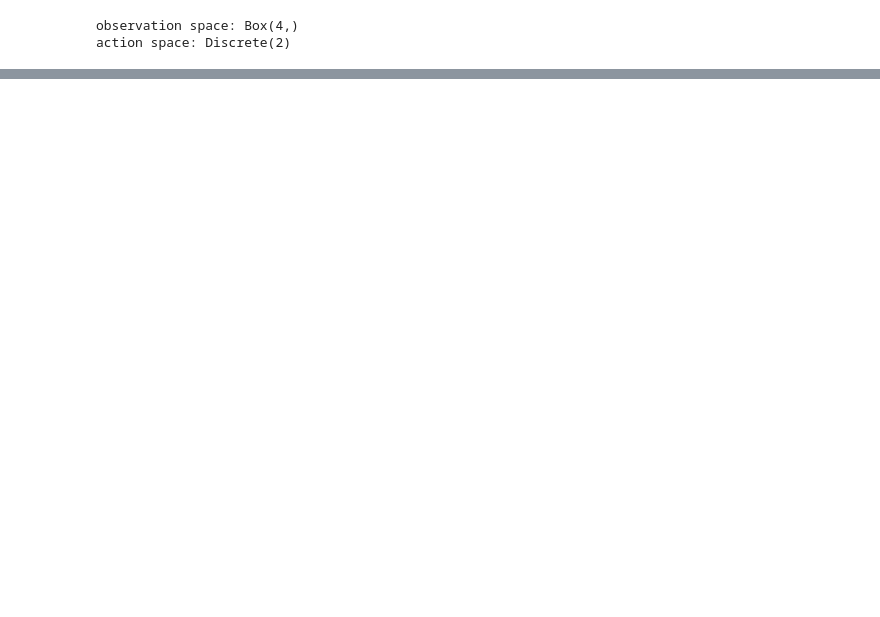
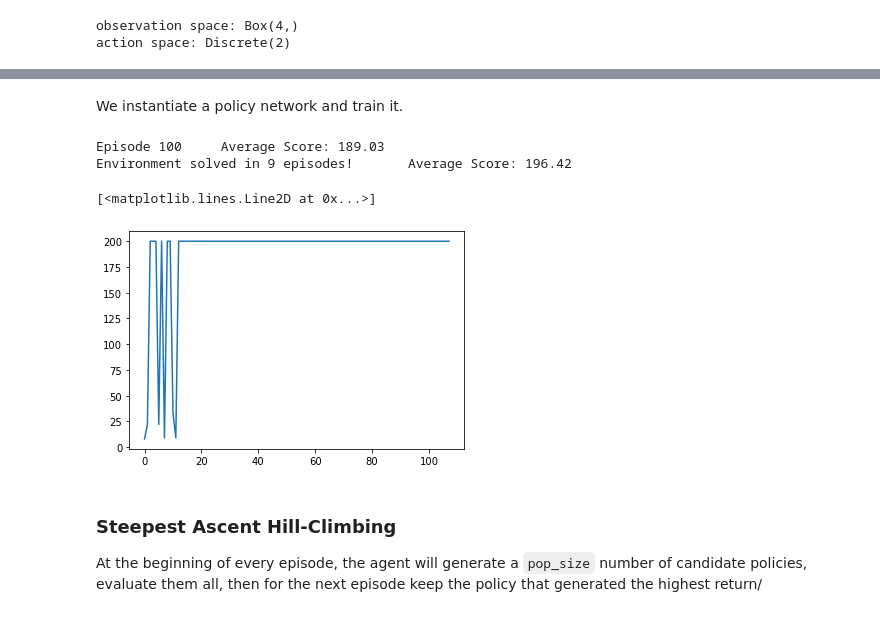
Before and after one commit to andrefmsmith/amsRL_openAIgym, a Jupyter notebook: CodeBlog_Cartpole_Policy.ipynb, the cells around one changed output, grey strips where cells are left out. Cells and saved outputs as stored; diff of their text form; code cells hidden in the pictures; blank space fills up the shorter version.

Commit message:
finish cartpole hill climbing

````diff
--- a/CodeBlog_Cartpole_Policy.ipynb
+++ b/CodeBlog_Cartpole_Policy.ipynb
@@ -262,3 +35,0 @@ def steepest_hill_climbing_topk(policy, n_episodes=1000, max_t=1000, gamma=1.0,
-# %%
-policy = PolicyNet(pop_size=100)
-scores_steepest = steepest_hill_climbing_topk(policy, topk=10)
@@ -273,14 +35,0 @@ plt.plot(scores_steepest)
-# %%
-scores_stochastic = []
-scores_steepest = []
-scores_evo = []
-
-for i in range(5000):
-    policy_stochastic = PolicyNet(pop_size=1)
-    scores_stochastic.append(hill_climbing(policy_stochastic));
-
-    policy_steepest = PolicyNet(pop_size=50)
-    scores_steepest.append(steepest_hill_climbing(policy_steepest));
-
-    policy_steepest_evo = PolicyNet(pop_size=50)
-    scores_evo.append(steepest_hill_climbing_topk(policy_steepest_evo,topk=10));
@@ -368,0 +45,24 @@ ValueError: setting an array element with a sequence.
+# %%
+class PolicyNet():
+    def __init__(self, pop_size, s_size=4, a_size=2, noise=1e-2, noise_min=1e-3, noise_max=2):
+        self.w = 1e-4*np.random.rand(s_size, a_size)
+        self.noise = noise
+        self.nmin = noise_min
+        self.nmax = noise_max
+        self.popsize = pop_size
+
+    def forward(self, state):
+        x = np.dot(state, self.w)
+        return np.exp(x)/sum(np.exp(x))#softmax(x)
+
+    def act(self, state, stochastic=False):
+        probs = self.forward(state)
+        if stochastic:
+            action = np.random.choice(2, p=probs)
+        else:
+            action = np.argmax(probs)
+        return action
+
+    def populate(self):
+        population = np.array([self.w + self.noise*np.random.rand(*self.w.shape) for _ in range(self.popsize)])
+        return population
@@ -368,0 +116,14 @@ ValueError: setting an array element with a sequence.
+# %% [markdown]
+We instantiate a policy network and train it.
+# %%
+policy_hc_ans = PolicyNet(pop_size=1)
+scores_hc_ans = hill_climbing(policy_hc_ans)
+plt.plot(scores_hc_ans)
+# %% [output]
+Episode 100     Average Score: 189.03
+Environment solved in 9 episodes!       Average Score: 196.42
+[<matplotlib.lines.Line2D at 0x...>]
+[figure, added]
+# %% [markdown]
+### Steepest Ascent Hill-Climbing
+At the beginning of every episode, the agent will generate a ```pop_size``` number of candidate policies, evaluate them all, then for the next episode keep the policy that generated the highest return/
````
Also changed, not shown: parts of 34 cells of this notebook.
